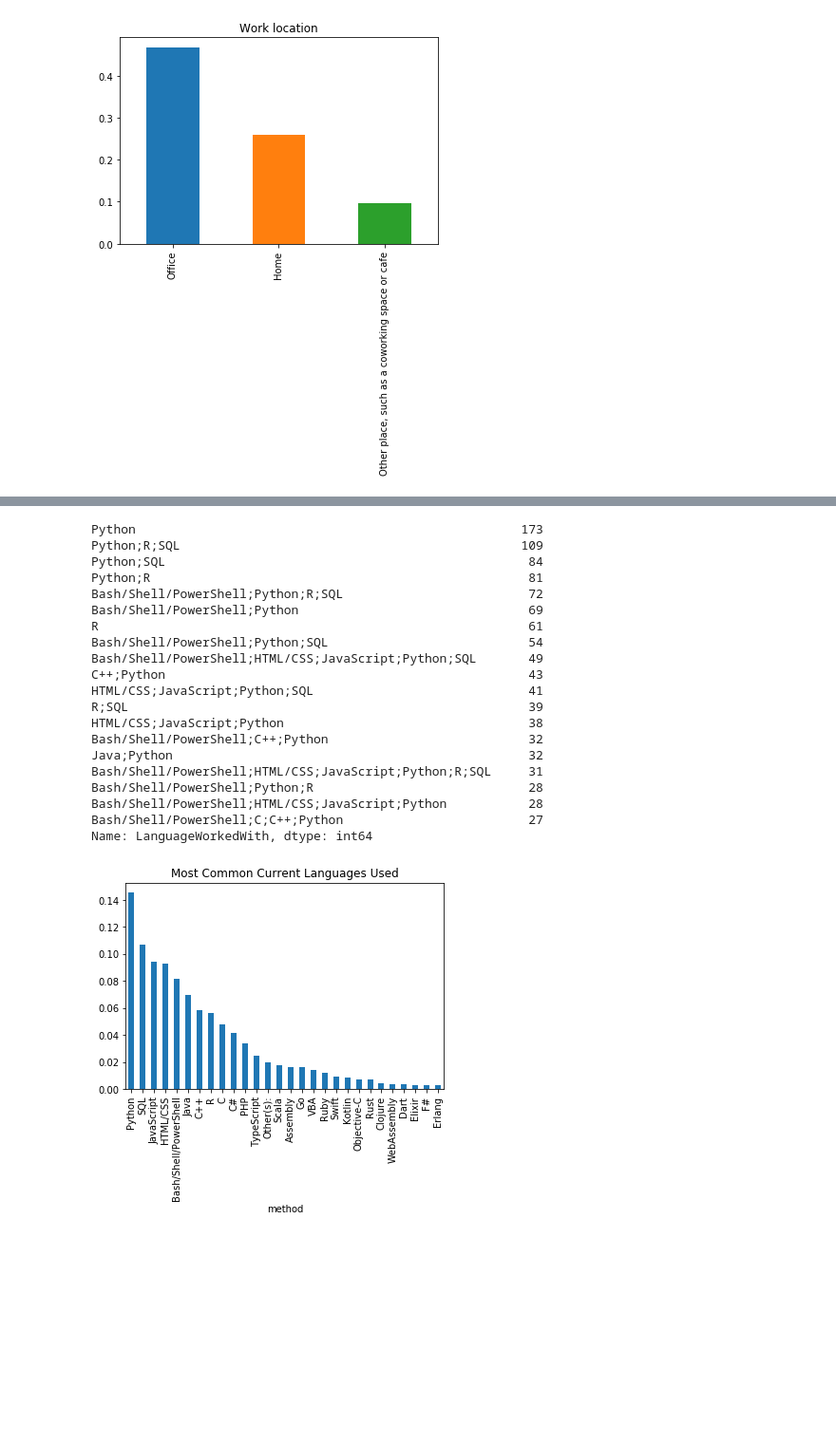
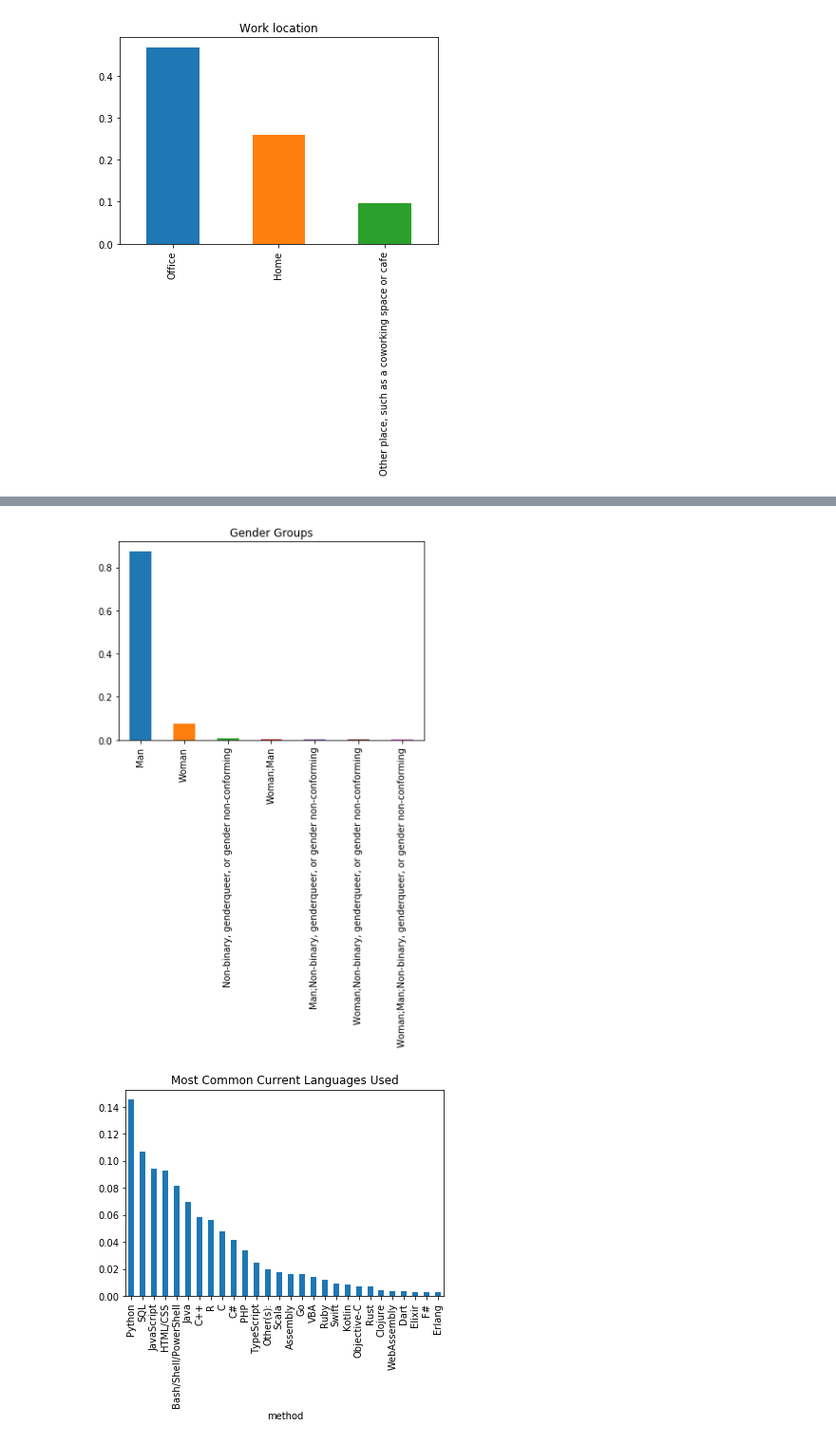
Before and after one commit to lilleboe/stackoverflow_research, a Jupyter notebook: research.ipynb, the cells around one changed output, grey strips where cells are left out. Shown at 95% size. Saved outputs shown, nothing was run; the diff lists cells and outputs as text; code cells hidden in the pictures; blank space fills up the shorter version.

Commit message:
cleaned up code variable names

```diff
--- a/research.ipynb
+++ b/research.ipynb
@@ -126,28 +130,7 @@ plt.title("Work location");
 # %%
-lang_vals = df.LanguageWorkedWith.value_counts()[:19]  #Provide a pandas series of the counts for each FormalEducation status
-lang_vals
-
-#(lang_vals/df.shape[0]).plot(kind="bar");
-#plt.title("Formal Education");
+chart_values = df.Gender.value_counts()
+(chart_values/df.shape[0]).plot(kind="bar");
+plt.title("Gender Groups");
 # %% [output]
-Python                                                    173
-Python;R;SQL                                              109
-Python;SQL                                                 84
-Python;R                                                   81
-Bash/Shell/PowerShell;Python;R;SQL                         72
-Bash/Shell/PowerShell;Python                               69
-R                                                          61
-Bash/Shell/PowerShell;Python;SQL                           54
-Bash/Shell/PowerShell;HTML/CSS;JavaScript;Python;SQL       49
-C++;Python                                                 43
-HTML/CSS;JavaScript;Python;SQL                             41
-R;SQL                                                      39
-HTML/CSS;JavaScript;Python                                 38
-Bash/Shell/PowerShell;C++;Python                           32
-Java;Python                                                32
-Bash/Shell/PowerShell;HTML/CSS;JavaScript;Python;R;SQL     31
-Bash/Shell/PowerShell;Python;R                             28
-Bash/Shell/PowerShell;HTML/CSS;JavaScript;Python           28
-Bash/Shell/PowerShell;C;C++;Python                         27
-Name: LanguageWorkedWith, dtype: int64
+[figure, added]
 # %%
```
Also changed, not shown: parts of 19 cells of this notebook.
